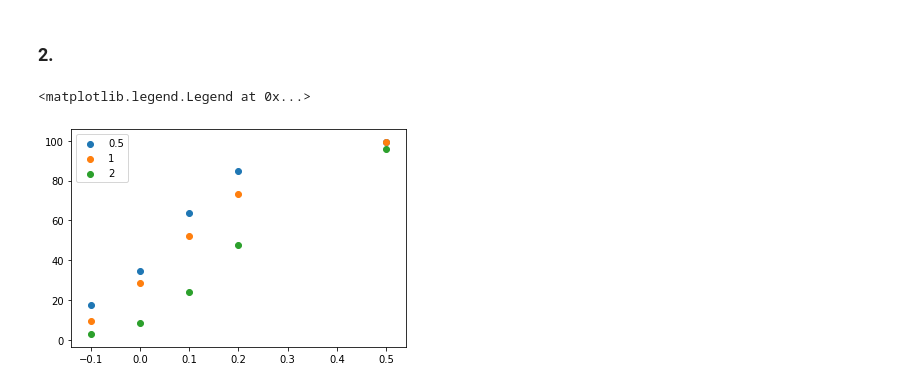
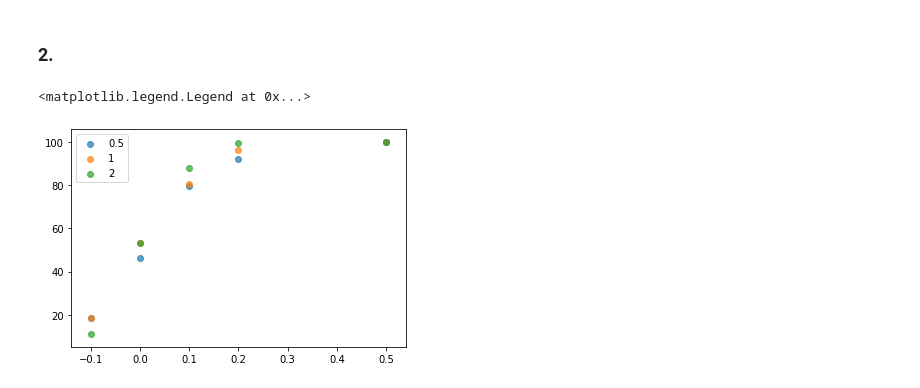
Before and after one commit to DorotheaMueller/mhbf, a Jupyter notebook: ex_6_budding_mueller.ipynb, the cells around one changed output. Drawn from its saved outputs; the diff is of its cells as text; code cells hidden in the pictures.

```diff
--- a/ex_6_budding_mueller.ipynb
+++ b/ex_6_budding_mueller.ipynb
@@ -62,11 +62,11 @@ def simulate_up(a = 1, mu_val= [-0.1, 0, 0.1, 0.2, 0.5], n=200, sigma=0.5):
         n_successfull = 0
         for _ in range(n):
 
-#             res[-2] = 0
+            res[-2] = 0
 #             # Resample when no decision boundary is found
-#             while(res[-2] < a and res[-2] > -a):
-#                 res = euler_maruyama(ffn, gfn, x0, t)
-            res = euler_maruyama(ffn, gfn, x0, t, mu = mu, sigma=sigma)
+            while(res[-2] < a and res[-2] > -a):
+                res = euler_maruyama(ffn, gfn, x0, t, mu=mu, sigma=sigma)
+#             res = euler_maruyama(ffn, gfn, x0, t, mu = mu, sigma=sigma)
 
             if res[-2] > a:
                 n_successfull +=1
@@ -81,9 +81,9 @@ n = 200
 # %%
 for a in a_val:
     res_a = simulate_up(a = a)
-    plt.scatter(mu_val, res_a, label = f"{a}")
+    plt.scatter(mu_val, res_a, label = f"{a}", alpha = 0.5)
 
 plt.legend()
 # %% [output]
 <matplotlib.legend.Legend at 0x...>
-[figure, old version]
+[figure, new version]
```
Also changed, not shown: parts of 10 cells of this notebook.
